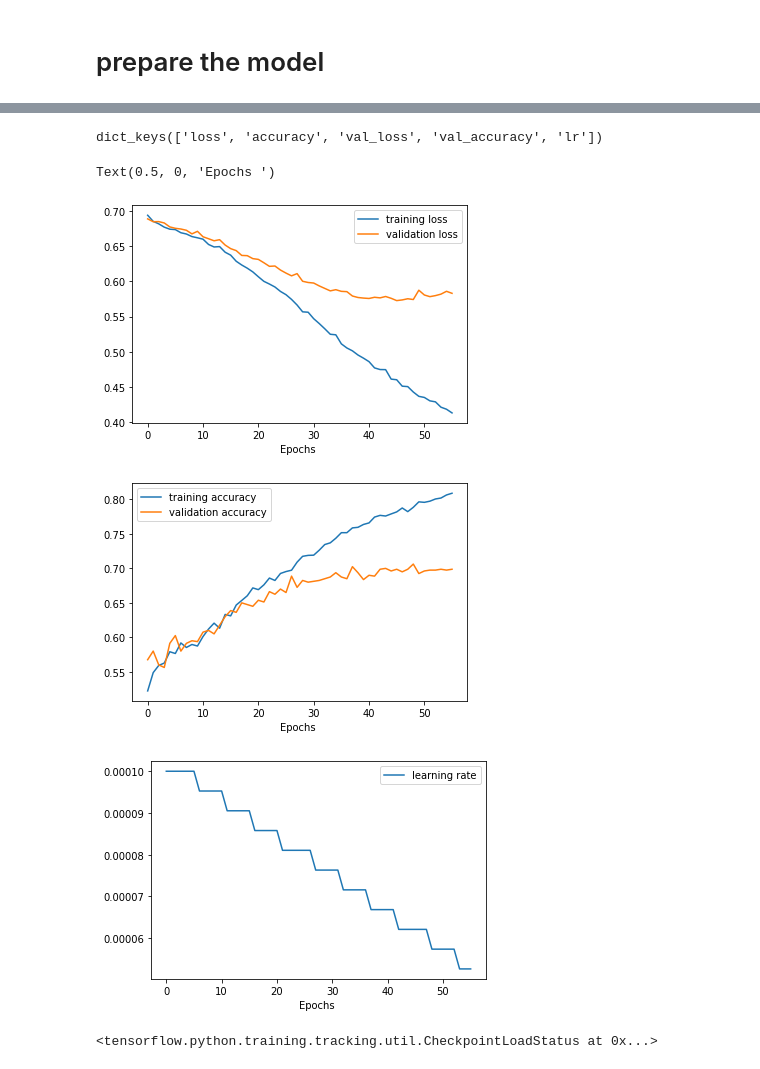
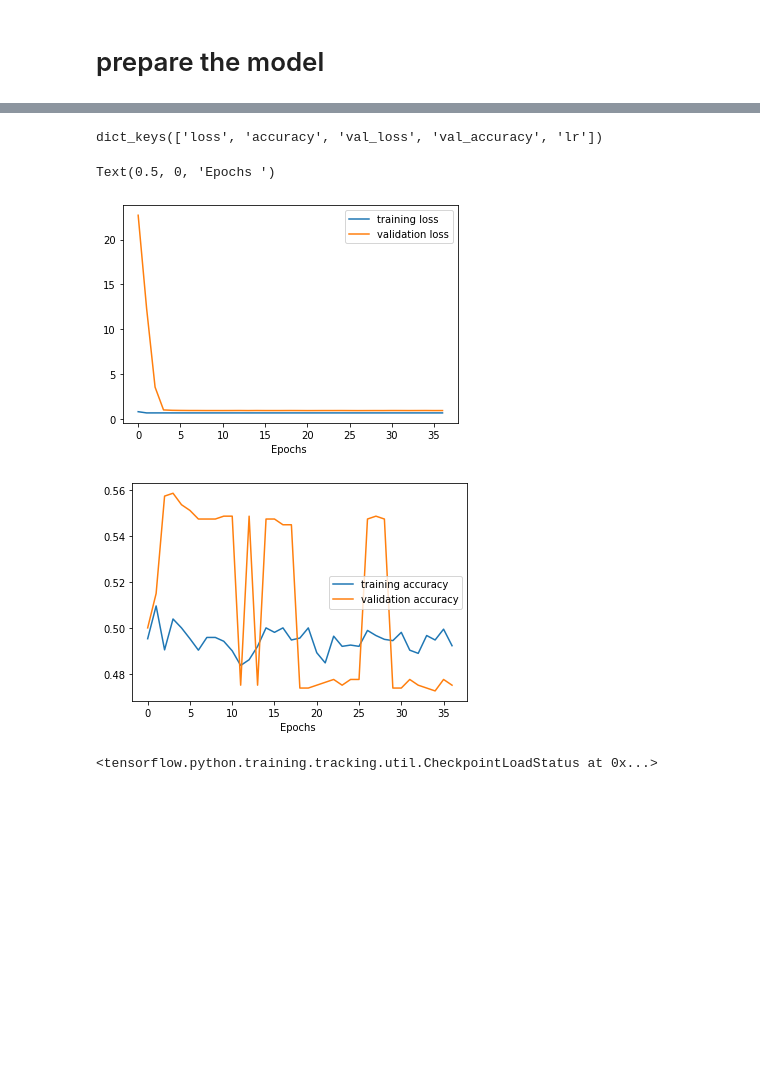
Before and after one commit to moharamfatema/cat-dog-clf, a Jupyter notebook: cat-dog-classifier.ipynb, the cells around one changed output, grey strips where cells are left out. Cells and saved outputs as stored; diff of their text form; code cells hidden in the pictures; blank space fills up the shorter version.

```diff
--- a/cat-dog-classifier.ipynb
+++ b/cat-dog-classifier.ipynb
@@ -85,7 +85,8 @@ print(np.unique(y_test,return_counts=True))
 # %% [markdown]
 # prepare the model
 # %%
-LEARNING_RATE = 0.0001
+LEARNING_RATE = 0.001
+EPOCHS = 100
 # %%
 values = np.linspace(0.00001,LEARNING_RATE,20)[::-1]
 boundaries = np.linspace(5, 100,19)[:values.shape[0]-1].astype(np.int32)
@@ -97,26 +98,29 @@ lr_scheduler = tf.keras.callbacks.LearningRateScheduler(scheduler,verbose=1)
 # %%
 model = keras.models.Sequential([
     tfl.Conv2D(
-        32,
+        16,
         3,
         activation = 'relu',
         input_shape = IMAGE_SIZE,
         padding='same'
     ),
+    tfl.BatchNormalization(),
+
     tfl.Dropout(0.5),
     tfl.Conv2D(
-        64,
+        32,
         3,
         activation = 'relu',
         padding='same'
     ),
+    tfl.BatchNormalization(),
+
     tfl.MaxPool2D(2,2),
 
-#     tfl.BatchNormalization(),
     tfl.Flatten(),
 
     tfl.Dense(64, activation='relu',name='feature_extractor'),
-    tfl.Dropout(0.3),
+    tfl.Dropout(0.4),
 
     tfl.Dense(1, activation='sigmoid')
 ], name = 'cat_dog_conv_net')
@@ -192,34 +195,26 @@ Epoch 00056: LearningRateScheduler setting learning rate to tf.Tensor(5.26315789
 # %%
 print(history.history.keys())
 num=len(history.history['loss'])
 
 plt.plot(range(num),history.history['loss'],label = 'training loss')
 plt.plot(range(num),history.history['val_loss'],label = 'validation loss')
 
 plt.legend()
 
 plt.xlabel("Epochs ")
 
 plt.figure()
 
 plt.plot(range(num),history.history['accuracy'],label = 'training accuracy')
 plt.plot(range(num),history.history['val_accuracy'],label = 'validation accuracy')
 
 plt.legend()
 plt.xlabel("Epochs ")
-
-plt.figure()
-
-plt.plot(range(num),history.history['lr'],label = 'learning rate')
-
-plt.legend()
-plt.xlabel("Epochs ")
 # %% [output]
 dict_keys(['loss', 'accuracy', 'val_loss', 'val_accuracy', 'lr'])
 Text(0.5, 0, 'Epochs ')
-[figure, old version]
+[figure, new version]
-[figure, old version]
+[figure, new version]
-[figure, removed]
 # %%
 model.load_weights(checkpoint_path)
 # %% [output]
```
Also changed, not shown: parts of 4 cells of this notebook.
